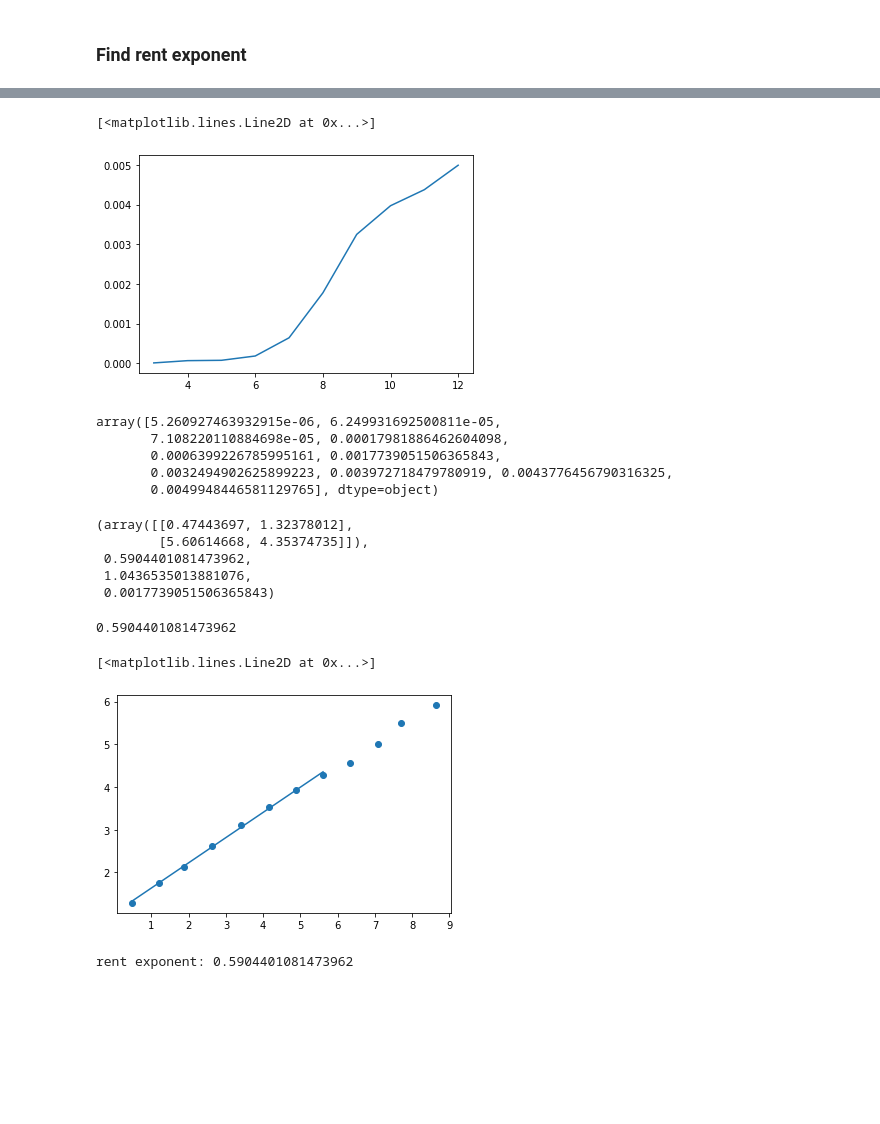
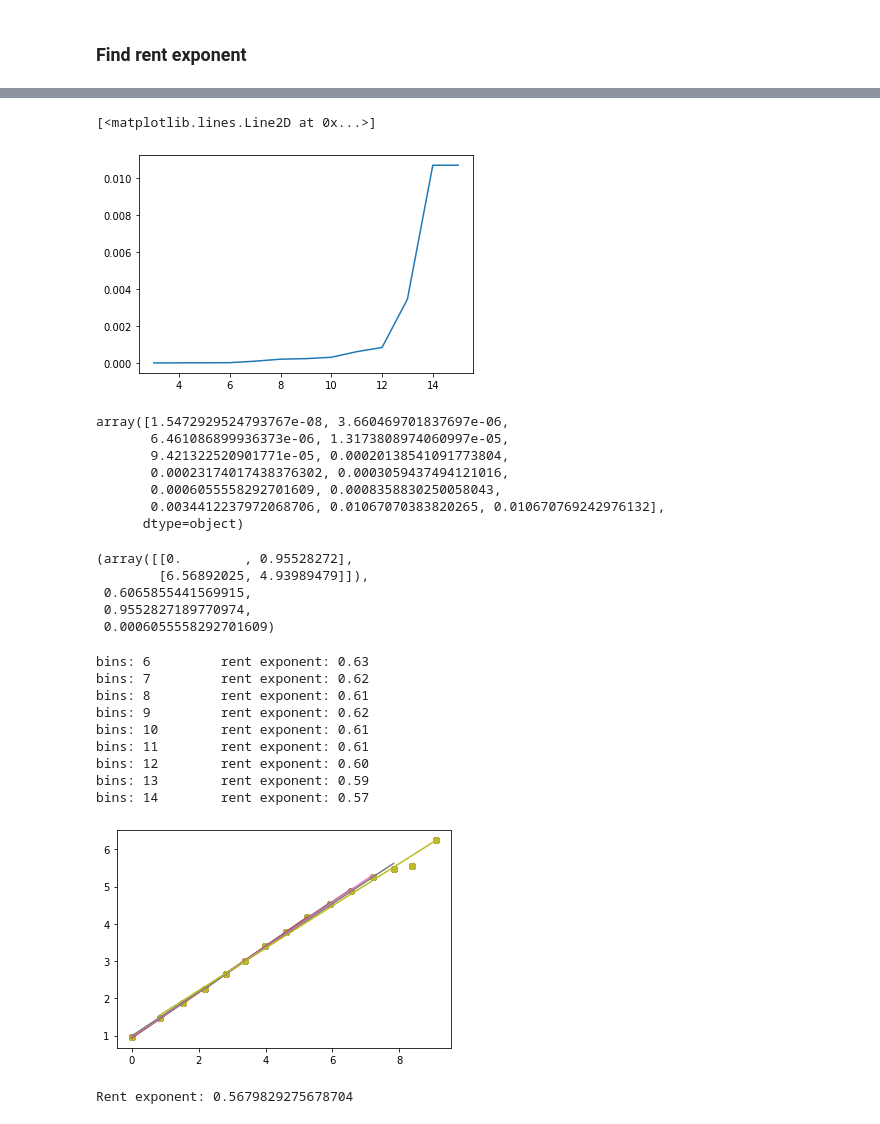
Before and after one commit to MariekeLouage/Visualize_rent, a Jupyter notebook: Visualise rent data.ipynb, the cells around one changed output, grey strips where cells are left out. Saved outputs shown, nothing was run; the diff lists cells and outputs as text; code cells hidden in the pictures; blank space fills up the shorter version.

```diff
--- a/Visualise rent data.ipynb
+++ b/Visualise rent data.ipynb
@@ -4,7 +4,7 @@ import pickle
 import numpy as np
 import matplotlib.pyplot as plt
 # %%
-filename = 'large.blif.rent'
+filename = 'gnl_0002.blif.rent'
 folder = '../benchmarks/rent_files'
 rent_path = os.path.join(folder,filename)
 # %%
@@ -38,7 +39,7 @@ pins = np.array(rent_data_flat)[:,1]
 # %% [markdown]
 ### bin data
 # %%
-n_bins = 12
+n_bins = 15
 
 max_blocks = max(blocks)
 max_blocks
@@ -66,11 +67,14 @@ for bin_value in bin_values:
 assert len(sorted_mask) == sorted_mask.sum()
 # %%
 bin_means = []
+bin_stds = []
 for data in binned_data:
     blocks_mean = data[:,0].mean()
     pins_mean = data[:,1].mean()
     bin_means.append([blocks_mean, pins_mean])
+    bin_stds.append(data[:,1].std())
 bin_means = np.array(bin_means)
+bin_stds = np.array(bin_stds)
 # %% [markdown]
 ### Visualise data
 # %%
@@ -140,38 +162,50 @@ error_per_n_bins = np.array(error_per_n_bins, dtype=object)
 plt.plot(error_per_n_bins[:, 0], error_per_n_bins[:, -1])
 # %% [output]
 [<matplotlib.lines.Line2D at 0x...>]
-[figure, old version]
+[figure, new version]
 # %%
 error_per_n_bins[:, -1]
 # %% [output]
-array([5.260927463932915e-06, 6.249931692500811e-05,
-       7.108220110884698e-05, 0.00017981886462604098,
-       0.0006399226785995161, 0.0017739051506365843,
-       0.0032494902625899223, 0.003972718479780919, 0.0043776456790316325,
-       0.0049948446581129765], dtype=object)
+array([1.5472929524793767e-08, 3.660469701837697e-06,
+       6.461086899936373e-06, 1.3173808974060997e-05,
+       9.421322520901771e-05, 0.00020138541091773804,
+       0.00023174017438376302, 0.0003059437494121016,
+       0.0006055558292701609, 0.0008358830250058043,
+       0.0034412237972068706, 0.01067070383820265, 0.010670769242976132],
+      dtype=object)
 # %%
 ##find best number of bins (to ommit rents first and second 'gebied' )
-best_n_bins = 8 ## find this automatically ## find minimum and ... (? nog bedenken hoe juist)
+best_n_bins = 11 ## find this automatically ## find minimum and ... (? nog bedenken hoe juist)
 selected_bins = error_per_n_bins[:,1][error_per_n_bins[:, 0] == best_n_bins][0]
 
 trend_line(selected_bins)
 # %% [output]
-(array([[0.47443697, 1.32378012],
-        [5.60614668, 4.35374735]]),
- 0.5904401081473962,
- 1.0436535013881076,
- 0.0017739051506365843)
+(array([[0.        , 0.95528272],
+        [6.56892025, 4.93989479]]),
+ 0.6065855441569915,
+ 0.9552827189770974,
+ 0.0006055558292701609)
 # %%
-line, slope, offset, error = trend_line(selected_bins)
-print(slope)
-plt.scatter(log_bin_means[:,0], log_bin_means[:,1])
+for selected_n_bins in range(6, 15):
+    selected_bins = error_per_n_bins[:,1][error_per_n_bins[:, 0] == selected_n_bins][0]
+    line, slope, offset, error = trend_line(selected_bins)
+    print('bins:', selected_n_bins, '\trent exponent:', '{:.2f}'.format(slope))
+    # plt.vlines(log_bin_means[:,0], log_bin_means[:,1]-log_bin_stds, log_bin_means[:,1]+log_bin_stds, colors='pink')
+    plt.scatter(log_bin_means[:,0], log_bin_means[:,1])
 
-plt.plot(line[:,0], line[:,1])
+    plt.plot(line[:,0], line[:,1])
 # %% [output]
-0.5904401081473962
+bins: 6         rent exponent: 0.63
+bins: 7         rent exponent: 0.62
+bins: 8         rent exponent: 0.61
+bins: 9         rent exponent: 0.62
+bins: 10        rent exponent: 0.61
+bins: 11        rent exponent: 0.61
+bins: 12        rent exponent: 0.60
+bins: 13        rent exponent: 0.59
+bins: 14        rent exponent: 0.57
-[<matplotlib.lines.Line2D at 0x...>]
-[figure, old version]
+[figure, new version]
 # %%
-print('rent exponent:', slope)
+print('Rent exponent:', slope)
 # %% [output]
-rent exponent: 0.5904401081473962
+Rent exponent: 0.5679829275678704
```
Also changed, not shown: parts of 7 cells of this notebook, 8 other files.
